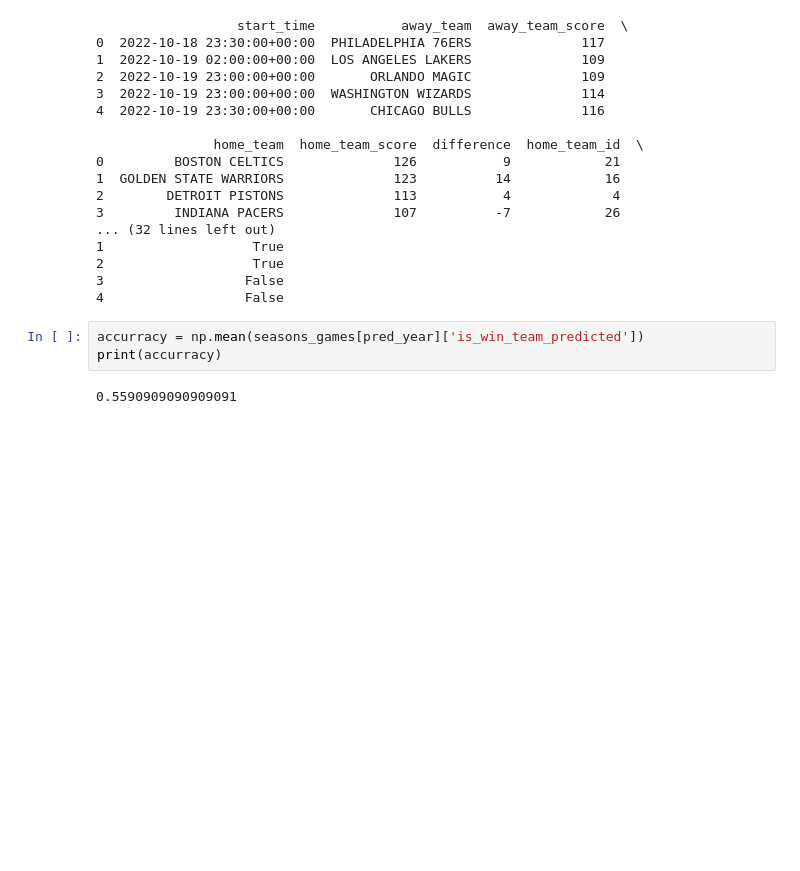
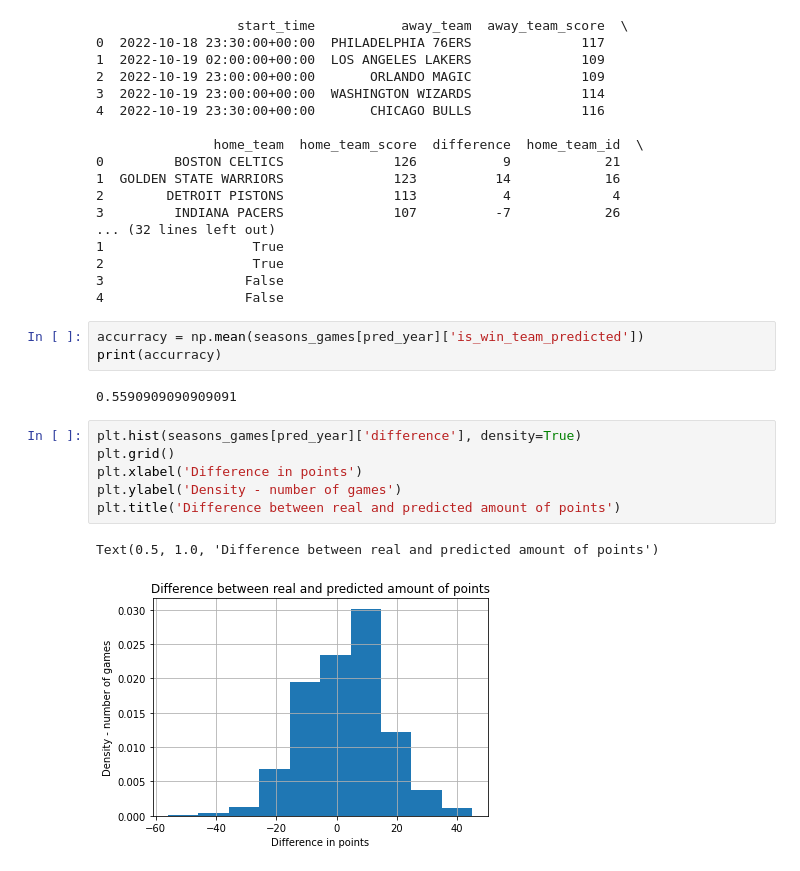
Before and after one commit to Mazart23/NBA_data_analytics, a Jupyter notebook: main.ipynb, the cells around one changed output. Drawn from its saved outputs; the diff is of its cells as text; blank space fills up the shorter version.

Commit message:
last plot

```diff
--- a/main.ipynb
+++ b/main.ipynb
@@ -620,3 +620,12 @@ accurracy = np.mean(seasons_games[pred_year]['is_win_team_predicted'])
 print(accurracy)
 # %% [output]
 0.5590909090909091
+# %%
+plt.hist(seasons_games[pred_year]['difference'], density=True)
+plt.grid()
+plt.xlabel('Difference in points')
+plt.ylabel('Density - number of games')
+plt.title('Difference between real and predicted amount of points')
+# %% [output]
+Text(0.5, 1.0, 'Difference between real and predicted amount of points')
+[figure, added]
```
